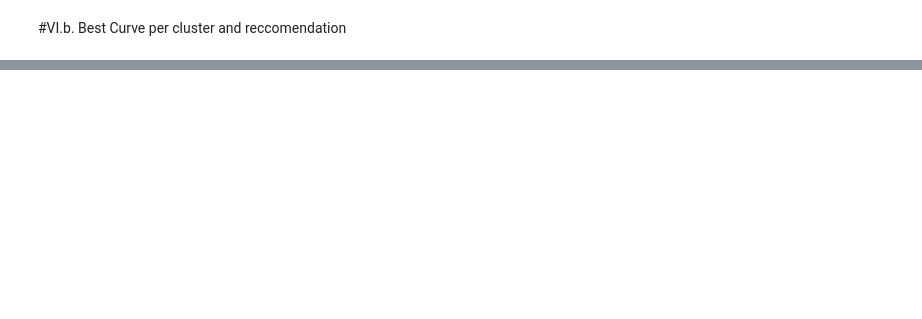
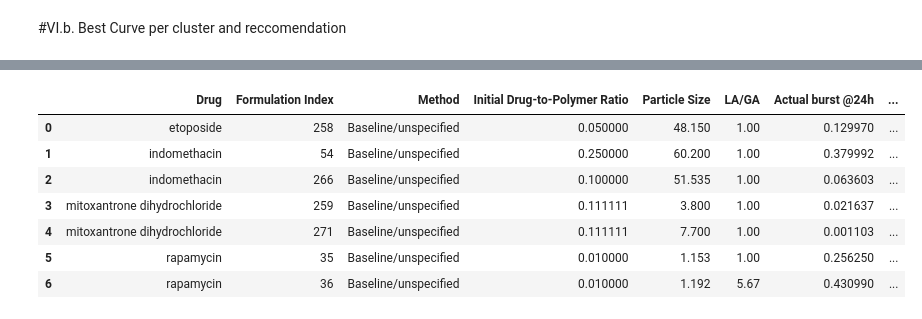
Before and after one commit to semmatoninn/PLGA-Microparticles-Drug-Release, a Jupyter notebook: PLGAmicroparticle.ipynb, the cells around one changed output, grey strips where cells are left out. Cells and saved outputs as stored; diff of their text form; code cells hidden in the pictures; blank space fills up the shorter version.

```diff
--- a/PLGAmicroparticle.ipynb
+++ b/PLGAmicroparticle.ipynb
@@ -1450,0 +1951,69 @@ for r in bo_results:
+# %%
+import numpy as np
+import pandas as pd
+
+DRUG_COL = "Drug"
+FORM_COL = "Formulation Index"
+TIME_COL = "Time"
+REL_COL  = "Release"
+
+target_drugs = ["mitoxantrone dihydrochloride", "rapamycin", "etoposide", "indomethacin"]
+
+METHOD_DUMMIES = [c for c in df_with_descriptors.columns if "Formulation Method_" in c]
+
+DESIGN_COLS = [c for c in ["Initial Drug-to-Polymer Ratio", "Particle Size", "Particle Size ", "LA/GA"]
+               if c in df_with_descriptors.columns]
+print("Detected design columns:", DESIGN_COLS)
+
+def decode_method_from_row(row):
+    hits = []
+    for c in METHOD_DUMMIES:
+        try:
+            if float(row.get(c, 0)) == 1.0:
+                hits.append(c.replace("Formulation Method_", ""))
+        except:
+            pass
+    return hits[0] if len(hits)==1 else ("Baseline/unspecified" if len(hits)==0 else "+".join(hits))
+
+def burst_and_final(times, release, day=1.0):
+    times = np.asarray(times, float)
+    release = np.asarray(release, float)
+    m = np.isfinite(times) & np.isfinite(release)
+    times, release = times[m], release[m]
+    if len(times)==0:
+        return np.nan, np.nan, np.nan
+    o = np.argsort(times)
+    times, release = times[o], release[o]
+    burst = float(np.interp(day, times, release))
+    final = float(release[-1])
+    last_t = float(times[-1])
+    return burst, final, last_t
+
+df = df_with_descriptors.copy()
+df["_drug_lower"] = df[DRUG_COL].astype(str).str.strip().str.lower()
+wanted = set([d.lower() for d in target_drugs])
+df_sub = df[df["_drug_lower"].isin(wanted)].copy()
+
+print("Rows found:", len(df_sub))
+print("Counts:", df_sub[DRUG_COL].value_counts())
+
+summary_rows = []
+for (drug, form_id), g in df_sub.groupby([DRUG_COL, FORM_COL], dropna=False):
+    method = decode_method_from_row(g.iloc[0])
+    design_vals = {c: float(pd.to_numeric(g[c], errors="coerce").dropna().mean()) for c in DESIGN_COLS}
+    burst24, final_rel, last_t = burst_and_final(g[TIME_COL], g[REL_COL], day=1.0)
+
+    summary_rows.append({
+        "Drug": drug,
+        "Formulation Index": form_id,
+        "Method": method,
+        **design_vals,
+        "Actual burst @24h": burst24,
+        "Actual final release": final_rel,
+        "Last time": last_t,
+        "n_points": int(pd.to_numeric(g[TIME_COL], errors="coerce").notna().sum())
+    })
+
+summary = pd.DataFrame(summary_rows).sort_values(["Drug","Formulation Index"])
+display(summary)
+# %% [output]
@@ -1450,0 +2028,8 @@ for r in bo_results:
+|  | Drug | Formulation Index | Method | Initial Drug-to-Polymer Ratio | Particle Size | LA/GA | Actual burst @24h | ... |
+| 0 | etoposide | 258 | Baseline/unspecified | 0.050000 | 48.150 | 1.00 | 0.129970 | ... |
+| 1 | indomethacin | 54 | Baseline/unspecified | 0.250000 | 60.200 | 1.00 | 0.379992 | ... |
+| 2 | indomethacin | 266 | Baseline/unspecified | 0.100000 | 51.535 | 1.00 | 0.063603 | ... |
+| 3 | mitoxantrone dihydrochloride | 259 | Baseline/unspecified | 0.111111 | 3.800 | 1.00 | 0.021637 | ... |
+| 4 | mitoxantrone dihydrochloride | 271 | Baseline/unspecified | 0.111111 | 7.700 | 1.00 | 0.001103 | ... |
+| 5 | rapamycin | 35 | Baseline/unspecified | 0.010000 | 1.153 | 1.00 | 0.256250 | ... |
+| 6 | rapamycin | 36 | Baseline/unspecified | 0.010000 | 1.192 | 5.67 | 0.430990 | ... |
```
Also changed, not shown: parts of 60 cells of this notebook.
